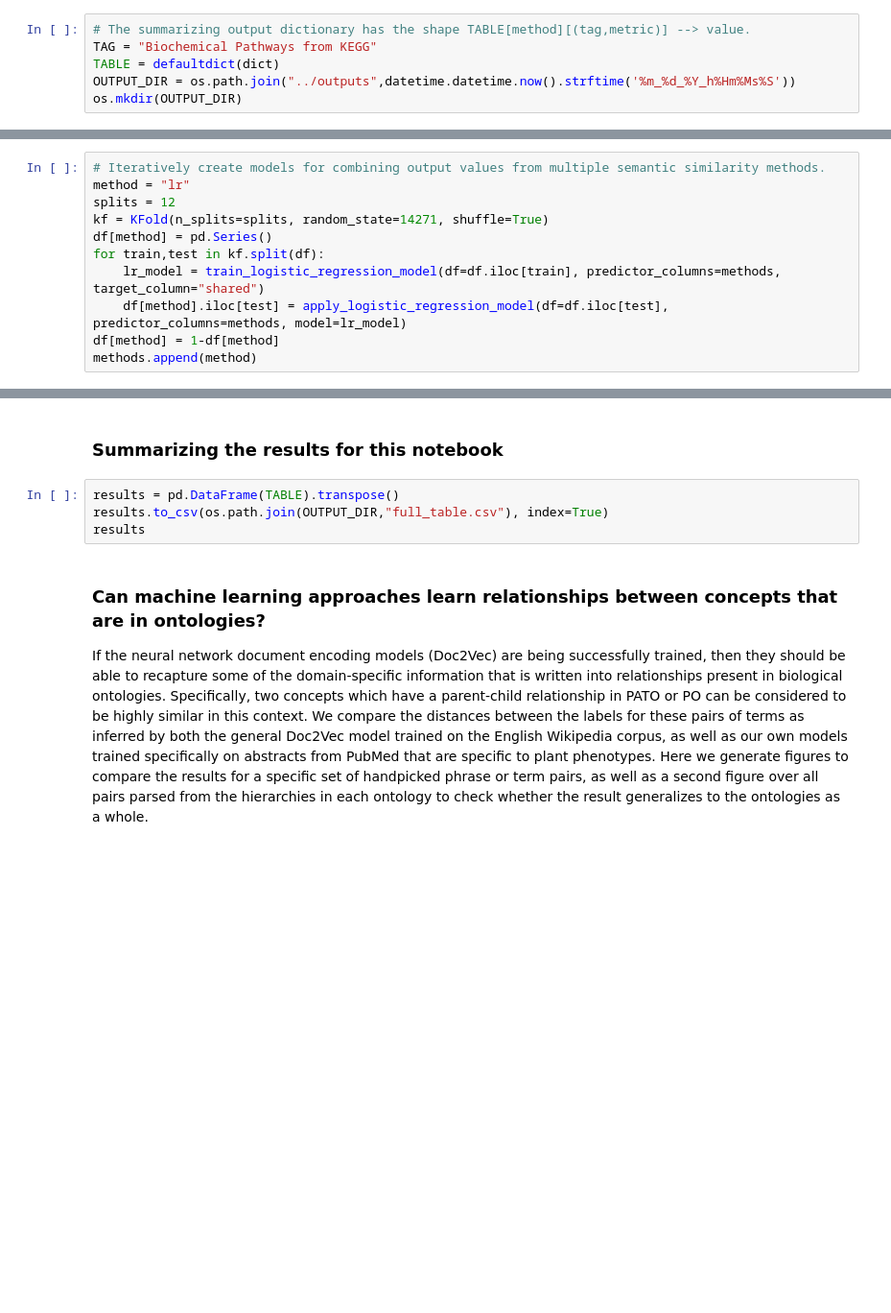
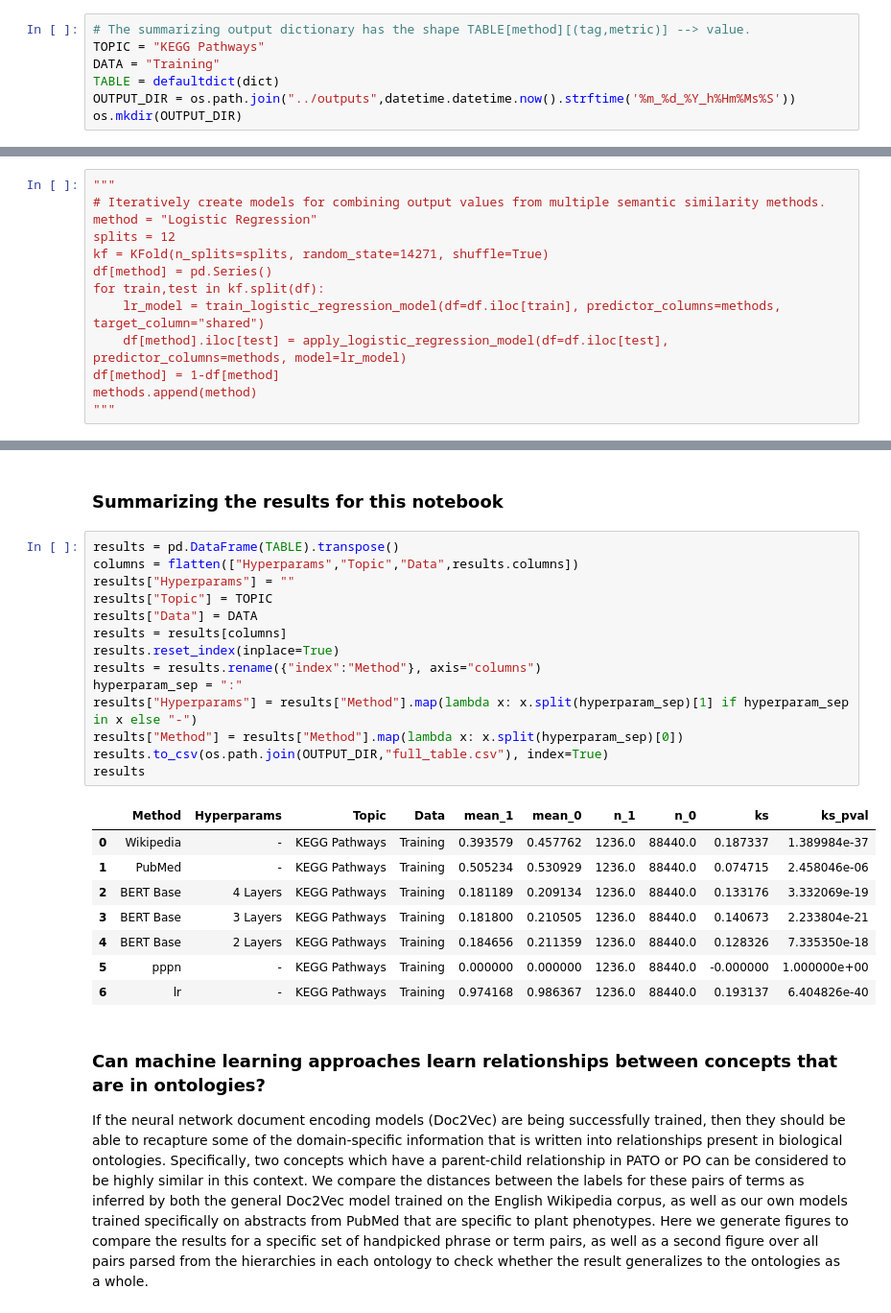
Before and after one commit to irbraun/plant-phenotypes-nlp, a Jupyter notebook: notebooks/analysis_of_ppn_data.ipynb, the cells around one changed output, grey strips where cells are left out. Shown: that part at 96% size. Saved outputs shown, nothing was run; the diff lists cells and outputs as text; blank space fills up the shorter version.

```diff
--- a/notebooks/analysis_of_ppn_data.ipynb
+++ b/notebooks/analysis_of_ppn_data.ipynb
@@ -63,7 +63,8 @@ True
 ### Definining the output and input file paths
 # %%
 # The summarizing output dictionary has the shape TABLE[method][(tag,metric)] --> value.
-TAG = "Biochemical Pathways from KEGG"
+TOPIC = "KEGG Pathways"
+DATA = "Training"
 TABLE = defaultdict(dict)
 OUTPUT_DIR = os.path.join("../outputs",datetime.datetime.now().strftime('%m_%d_%Y_h%Hm%Ms%S'))
 os.mkdir(OUTPUT_DIR)
@@ -367,8 +368,9 @@ KeyboardInterrupt:
 ### Combining multiple distance methods with machine learning models
 The purpose of this section is to iteratively train models on subsections of the dataset using simple regression or machine learning approaches to predict a value from zero to one indicating indicating how likely is it that two genes share atleast one of the specified groups in common. The information input to these models is the distance scores provided by each method in some set of all the methods used in this notebook. The purpose is to see whether or not a function of these similarity scores specifically trained to the task of predicting common groupings is better able to used the distance metric information to report a score for this task.
 # %%
+"""
 # Iteratively create models for combining output values from multiple semantic similarity methods.
-method = "lr"
+method = "Logistic Regression"
 splits = 12
 kf = KFold(n_splits=splits, random_state=14271, shuffle=True)
 df[method] = pd.Series()
@@ -377,4 +379,5 @@ for train,test in kf.split(df):
     df[method].iloc[test] = apply_logistic_regression_model(df=df.iloc[test], predictor_columns=methods, model=lr_model)
 df[method] = 1-df[method]
 methods.append(method)
+"""
 # %%
@@ -636,10 +662,29 @@ fig.savefig(os.path.join(OUTPUT_DIR,"prcurve_knn_classifier.png"))
 """
 # %% [markdown]
 ### Summarizing the results for this notebook
-# %%
-results = pd.DataFrame(TABLE).transpose()
-results.to_csv(os.path.join(OUTPUT_DIR,"full_table.csv"), index=True)
-results
+# %%
+results = pd.DataFrame(TABLE).transpose()
+columns = flatten(["Hyperparams","Topic","Data",results.columns])
+results["Hyperparams"] = ""
+results["Topic"] = TOPIC
+results["Data"] = DATA
+results = results[columns]
+results.reset_index(inplace=True)
+results = results.rename({"index":"Method"}, axis="columns")
+hyperparam_sep = ":"
+results["Hyperparams"] = results["Method"].map(lambda x: x.split(hyperparam_sep)[1] if hyperparam_sep in x else "-")
+results["Method"] = results["Method"].map(lambda x: x.split(hyperparam_sep)[0])
+results.to_csv(os.path.join(OUTPUT_DIR,"full_table.csv"), index=True)
+results
+# %% [output]
+|  | Method | Hyperparams | Topic | Data | mean_1 | mean_0 | n_1 | n_0 | ks | ks_pval |
+| 0 | Wikipedia | - | KEGG Pathways | Training | 0.393579 | 0.457762 | 1236.0 | 88440.0 | 0.187337 | 1.389984e-37 |
+| 1 | PubMed | - | KEGG Pathways | Training | 0.505234 | 0.530929 | 1236.0 | 88440.0 | 0.074715 | 2.458046e-06 |
+| 2 | BERT Base | 4 Layers | KEGG Pathways | Training | 0.181189 | 0.209134 | 1236.0 | 88440.0 | 0.133176 | 3.332069e-19 |
+| 3 | BERT Base | 3 Layers | KEGG Pathways | Training | 0.181800 | 0.210505 | 1236.0 | 88440.0 | 0.140673 | 2.233804e-21 |
+| 4 | BERT Base | 2 Layers | KEGG Pathways | Training | 0.184656 | 0.211359 | 1236.0 | 88440.0 | 0.128326 | 7.335350e-18 |
+| 5 | pppn | - | KEGG Pathways | Training | 0.000000 | 0.000000 | 1236.0 | 88440.0 | -0.000000 | 1.000000e+00 |
+| 6 | lr | - | KEGG Pathways | Training | 0.974168 | 0.986367 | 1236.0 | 88440.0 | 0.193137 | 6.404826e-40 |
 # %% [markdown]
 ### Can machine learning approaches learn relationships between concepts that are in ontologies?
 If the neural network document encoding models (Doc2Vec) are being successfully trained, then they should be able to recapture some of the domain-specific information that is written into relationships present in biological ontologies. Specifically, two concepts which have a parent-child relationship in PATO or PO can be considered to be highly similar in this context. We compare the distances between the labels for these pairs of terms as inferred by both the general Doc2Vec model trained on the English Wikipedia corpus, as well as our own models trained specifically on abstracts from PubMed that are specific to plant phenotypes. Here we generate figures to compare the results for a specific set of handpicked phrase or term pairs, as well as a second figure over all pairs parsed from the hierarchies in each ontology to check whether the result generalizes to the ontologies as a whole.
```
Also changed, not shown: parts of 16 cells of this notebook, 7 other files.
